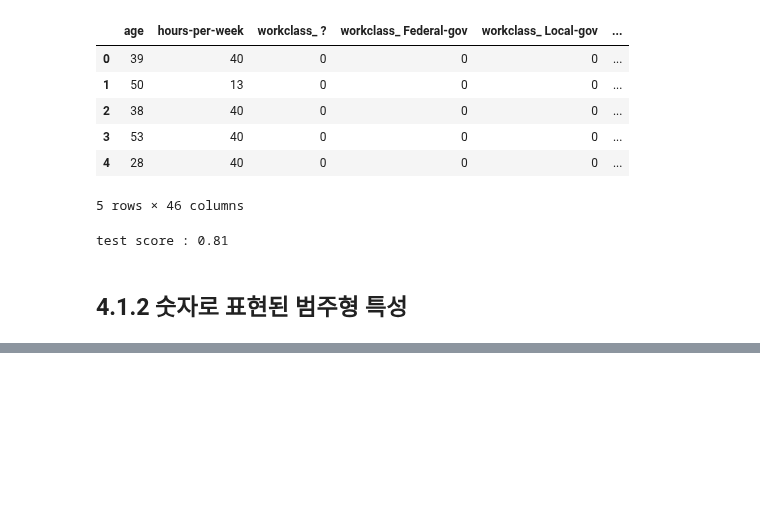
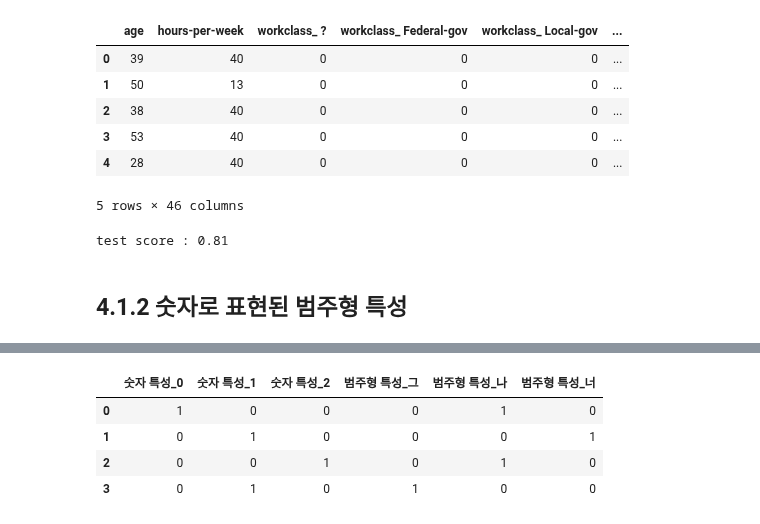
Before and after one commit to 1bin01/Machine-Learning, a Jupyter notebook: Introduction-to-Machine-Learning/Ch4_representing_data_feature_engineering.ipynb, the cells around one changed output, grey strips where cells are left out. Saved outputs shown, nothing was run; the diff lists cells and outputs as text; code cells hidden in the pictures; blank space fills up the shorter version.

```diff
--- a/Introduction-to-Machine-Learning/Ch4_representing_data_feature_engineering.ipynb
+++ b/Introduction-to-Machine-Learning/Ch4_representing_data_feature_engineering.ipynb
@@ -108,3 +108,7 @@ print("test score : {:.2f}" .format(logreg.score(X_test, y_test)))
 test score : 0.81
 # %% [markdown]
 ## 4.1.2 숫자로 표현된 범주형 특성
+# %%
+demo_df = pd.DataFrame({'숫자 특성' : [0, 1, 2, 1],
+                       '범주형 특성' : ['나', '너', '나', '그']})
+demo_df
@@ -110,0 +130,11 @@ test score : 0.81
+# %%
+# 숫자형 변수를 가변수로 만들기 위해서는
+# 1. 인코딩할 열을 명시
+
+pd.get_dummies(demo_df, columns = ['숫자 특성', '범주형 특성'])
+# %% [output]
+|  | 숫자 특성_0 | 숫자 특성_1 | 숫자 특성_2 | 범주형 특성_그 | 범주형 특성_나 | 범주형 특성_너 |
+| 0 | 1 | 0 | 0 | 0 | 1 | 0 |
+| 1 | 0 | 1 | 0 | 0 | 0 | 1 |
+| 2 | 0 | 0 | 1 | 0 | 1 | 0 |
+| 3 | 0 | 1 | 0 | 1 | 0 | 0 |
```
Also changed, not shown: parts of 20 cells of this notebook.
